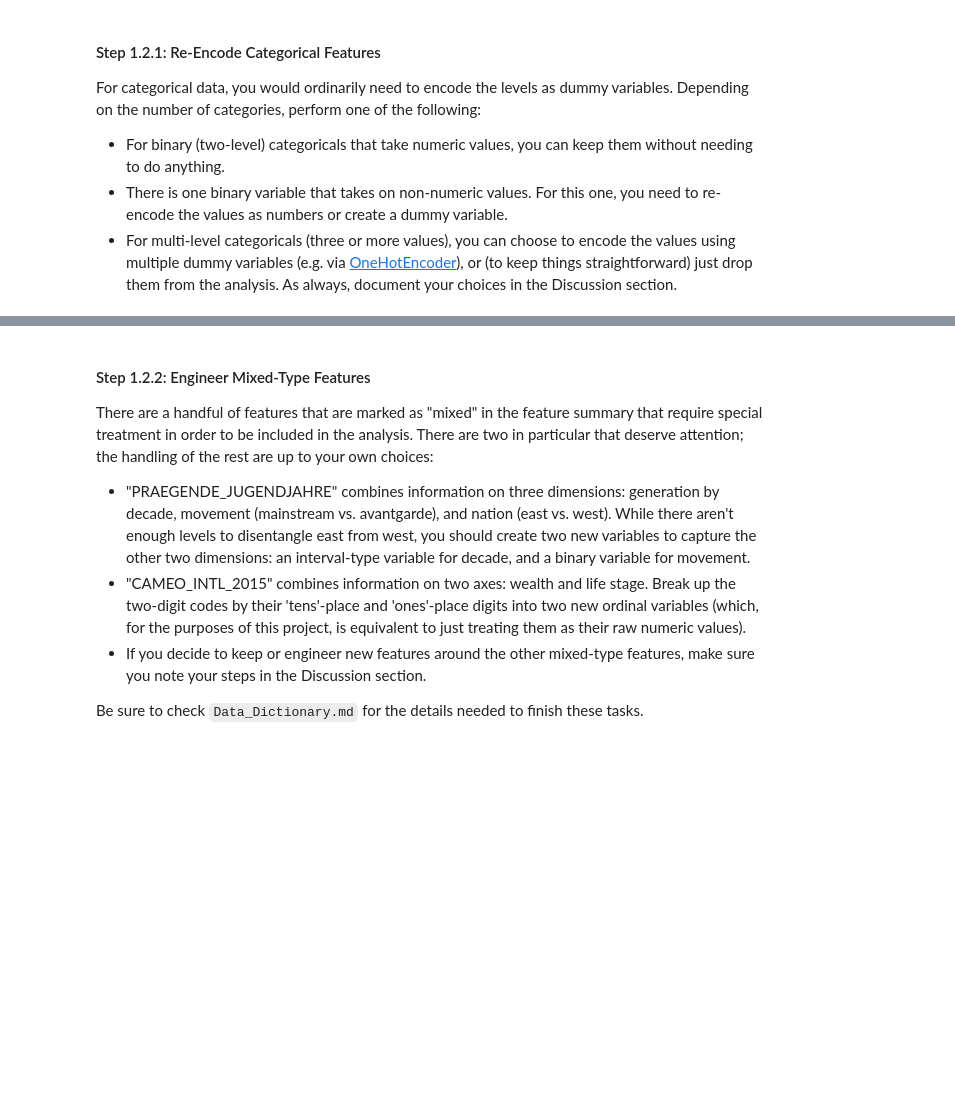
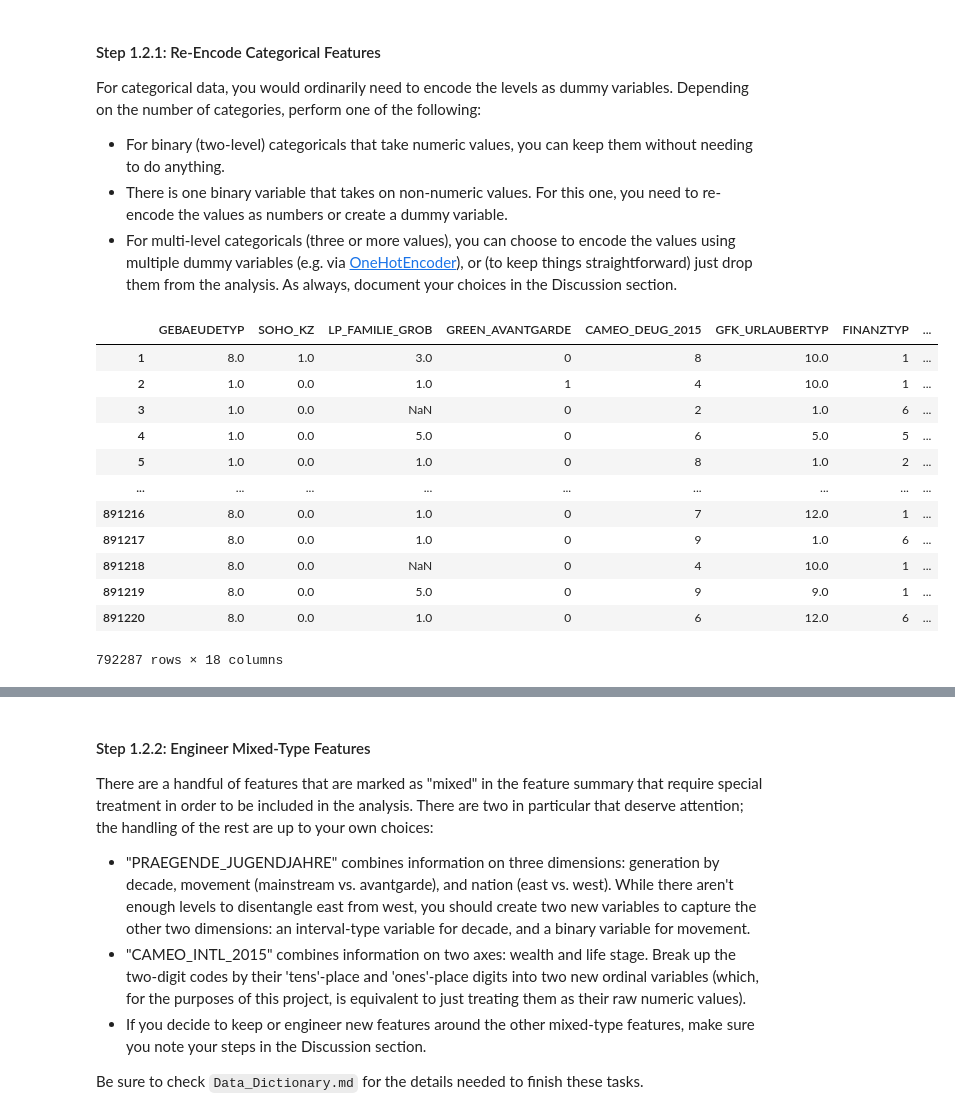
Before and after one commit to kumaeki/INTRO-TO-ML, a Jupyter notebook: my-jupytor/04-Unsupervised/6_Project_Identify_Customer_Segments/Identify_Customer_Segments.ipynb, the cells around one changed output, grey strips where cells are left out. Drawn from its saved outputs; the diff is of its cells as text; code cells hidden in the pictures; blank space fills up the shorter version.

```diff
--- a/my-jupytor/04-Unsupervised/6_Project_Identify_Customer_Segments/Identify_Customer_Segments.ipynb
+++ b/my-jupytor/04-Unsupervised/6_Project_Identify_Customer_Segments/Identify_Customer_Segments.ipynb
@@ -195,10 +181,19 @@ RELAT_AB                   0.109260
 # Remove the outlier columns from the dataset. (You'll perform other data
 # engineering tasks such as re-encoding and imputation later.)
 
-for i in range(0,len(labels)):
-    if missing_data[i] > 0.2:
-        azdias.drop(columns=labels[i],inplace=True)
-        print('drop the column {:25s}{:10f}'.format(labels[i],missing_data[i]))
+def drop_columns(df, threshold):
+    # get missing rate of columns
+    missing_rate = get_missing_rate(df,0)
+    labels = df.columns
+    columns_drop = []
+    for i in range(0,len(labels)):
+        if missing_rate[i] > threshold:
+            columns_drop.append(labels[i]);
+            print('drop the column {:25s}{:10f}'.format(labels[i],missing_rate[i]))
+
+    return columns_drop, df.drop(columns=columns_drop)
+
+columns_drop, azdias_drop = drop_columns(azdias, 0.2)
 # %% [output]
 drop the column AGER_TYP                   0.769554
 drop the column GEBURTSJAHR                0.440203
@@ -227,9 +246,8 @@ In order to know what to do with the outlier rows, we should see if the distribu
 Depending on what you observe in your comparison, this will have implications on how you approach your conclusions later in the analysis. If the distributions of non-missing features look similar between the data with many missing values and the data with few or no missing values, then we could argue that simply dropping those points from the analysis won't present a major issue. On the other hand, if the data with many missing values looks very different from the data with few or no missing values, then we should make a note on those data as special. We'll revisit these data later on. **Either way, you should continue your analysis for now using just the subset of the data with few or no missing values.**
 # %%
 # How much data is missing in each row of the dataset?
-row_number = azdias.shape[1]
-missing_data_row = azdias.isnull().sum(axis=1)/row_number
-missing_data_row
+missing_rate_row = get_missing_rate(azdias_drop,1)
+missing_rate_row
 # %% [output]
 0         0.544304
 1         0.000000
@@ -246,6 +264,6 @@ Length: 891221, dtype: float64
 # %%
 # Write code to divide the data into two subsets based on the number of missing
 # values in each row.
-subset_more_than_20_index = missing_data_row[missing_data_row>0.2].index.tolist()
-subset_less_than_20_index = missing_data_row[missing_data_row<0.2].index.tolist()
+subset_more_than_20_index = missing_rate_row[missing_rate_row>0.2].index.tolist()
+subset_less_than_20_index = missing_rate_row[missing_rate_row<0.2].index.tolist()
 # %%
@@ -266,7 +284,7 @@ subset_more_than_20
 | 891187 | 3.0 | 2 | 6.0 | 3 | 4 | 3 | ... |
 98934 rows × 79 columns
 # %%
-subset_less_than_20 = azdias.iloc[subset_less_than_20_index,:]
+subset_less_than_20 = azdias_drop.iloc[subset_less_than_20_index,:]
 subset_less_than_20
 # %% [output]
 |  | ALTERSKATEGORIE_GROB | ANREDE_KZ | CJT_GESAMTTYP | FINANZ_MINIMALIST | FINANZ_SPARER | FINANZ_VORSORGER | ... |
@@ -335,5 +364,24 @@ For categorical data, you would ordinarily need to encode the levels as dummy va
 # %%
 # Assess categorical variables: which are binary, which are multi-level, and
 # which one needs to be re-encoded?
+
+labels_categorical = feat_info.loc[feat_info['type'] == 'categorical', 'attribute']
+labels_categorical = set(labels_categorical).difference(set(columns_drop))
+subset_categorical_temp = subset_less_than_20.loc[:,labels_categorical]
+subset_categorical_temp
+# %% [output]
+|  | GEBAEUDETYP | SOHO_KZ | LP_FAMILIE_GROB | GREEN_AVANTGARDE | CAMEO_DEUG_2015 | GFK_URLAUBERTYP | FINANZTYP | ... |
+| 1 | 8.0 | 1.0 | 3.0 | 0 | 8 | 10.0 | 1 | ... |
+| 2 | 1.0 | 0.0 | 1.0 | 1 | 4 | 10.0 | 1 | ... |
+| 3 | 1.0 | 0.0 | NaN | 0 | 2 | 1.0 | 6 | ... |
+| 4 | 1.0 | 0.0 | 5.0 | 0 | 6 | 5.0 | 5 | ... |
+| 5 | 1.0 | 0.0 | 1.0 | 0 | 8 | 1.0 | 2 | ... |
+| ... | ... | ... | ... | ... | ... | ... | ... | ... |
+| 891216 | 8.0 | 0.0 | 1.0 | 0 | 7 | 12.0 | 1 | ... |
+| 891217 | 8.0 | 0.0 | 1.0 | 0 | 9 | 1.0 | 6 | ... |
+| 891218 | 8.0 | 0.0 | NaN | 0 | 4 | 10.0 | 1 | ... |
+| 891219 | 8.0 | 0.0 | 5.0 | 0 | 9 | 9.0 | 1 | ... |
+| 891220 | 8.0 | 0.0 | 1.0 | 0 | 6 | 12.0 | 6 | ... |
+792287 rows × 18 columns
 # %%
 # Re-encode categorical variable(s) to be kept in the analysis.
```
Also changed, not shown: parts of 33 cells of this notebook, 4 other files.
